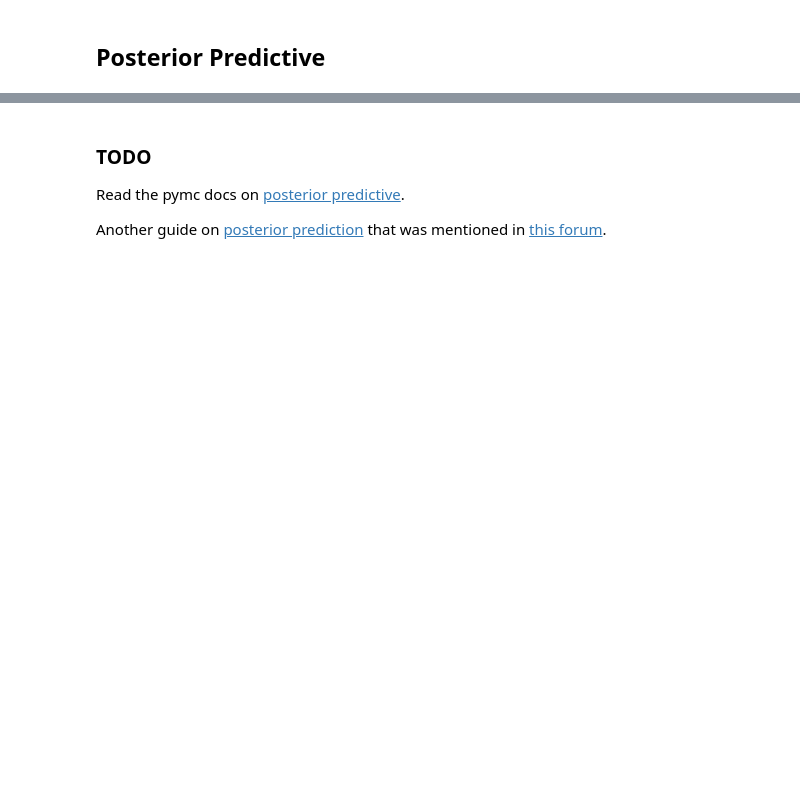
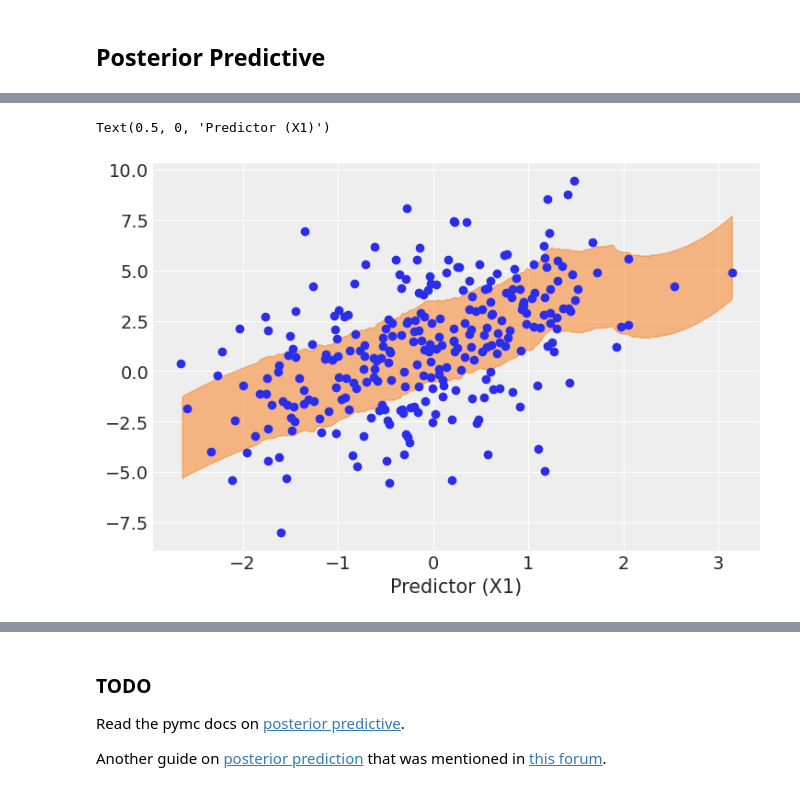
Before and after one commit to JakeRobertBaker/pymc_prophet, a Jupyter notebook: scratch_nuitpie.ipynb, the cells around one changed output, grey strips where cells are left out. Saved outputs shown, nothing was run; the diff lists cells and outputs as text; code cells hidden in the pictures; blank space fills up the shorter version.

Commit message:
posterior_nb

```diff
--- a/scratch_nuitpie.ipynb
+++ b/scratch_nuitpie.ipynb
@@ -17,26 +17,31 @@ Running on PyMC v5.20.0
 # %%
 # set the genuine model constants
 sigma_true = 1
-alpha_true = [1, 1.5, 2.5]
+alpha_true = np.array([1, 1.5, 2.5])
 
 # number of fake data points
-N = 200
-X1 = np.random.randn(N)
-X2 = np.random.randn(N) * 0.2
+N = 277
+X = np.empty((N,3))
+X[:,0] = np.ones(N)
+X[:,1:] = np.random.randn(N,2)
 
 # simulate epsilon as N(0, sigma_true**2)
 epsilon = rng.normal(size=N) * sigma_true
-Y = alpha_true[0] + alpha_true[1] * X1 + alpha_true[2] * X2 + epsilon
+Y = X @ alpha_true + epsilon
 
 basic_model = pm.Model()
 
 with basic_model:
     # Priors for unknown model parameters
-    alpha = pm.Normal("alpha", mu=0, sigma=10, shape=3)
-    sigma = pm.HalfNormal("sigma", sigma=1)
+    alpha = pm.Normal("alpha", mu=1.5, sigma=2, shape=3)
+    sigma = pm.HalfNormal("sigma", sigma=2)
+
+    predictors = pm.Data("predictors", X)
 
     # Expected value of outcome
-    mu = alpha[0] + alpha[1] * X1 + alpha[2] * X2
+    # mu = alpha[0] + alpha[1] * X1 + alpha[2] * X2
+    mu = predictors @ alpha
+
 
     # Likelihood (sampling distribution) of observations
     Y_obs = pm.Normal("Y_obs", mu=mu, sigma=sigma, observed=Y)
@@ -96,0 +132,10 @@ az.plot_hdi(X1, pp['posterior_predictive']['Y_obs'],hdi_prob=0.95)
+# %%
+fig, ax = plt.subplots()
+
+az.plot_hdi(X[:,1], pp['posterior_predictive']['Y_obs'],hdi_prob=0.95)
+ax.scatter(X[:,1], pp.observed_data["Y_obs"])
+
+ax.set_xlabel("Predictor (X1)")
+# %% [output]
+Text(0.5, 0, 'Predictor (X1)')
+[figure, added]
```
Also changed, not shown: parts of 8 cells of this notebook, 1 other file.
